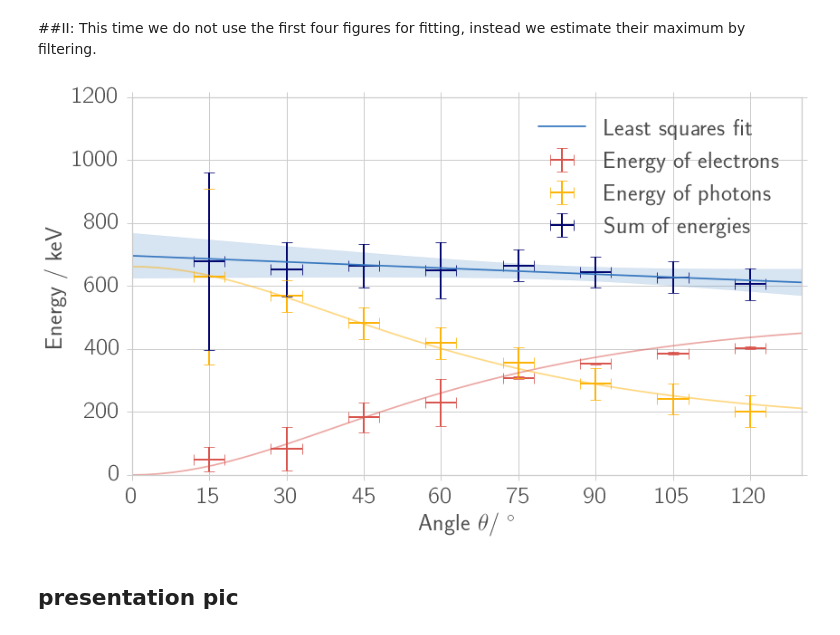
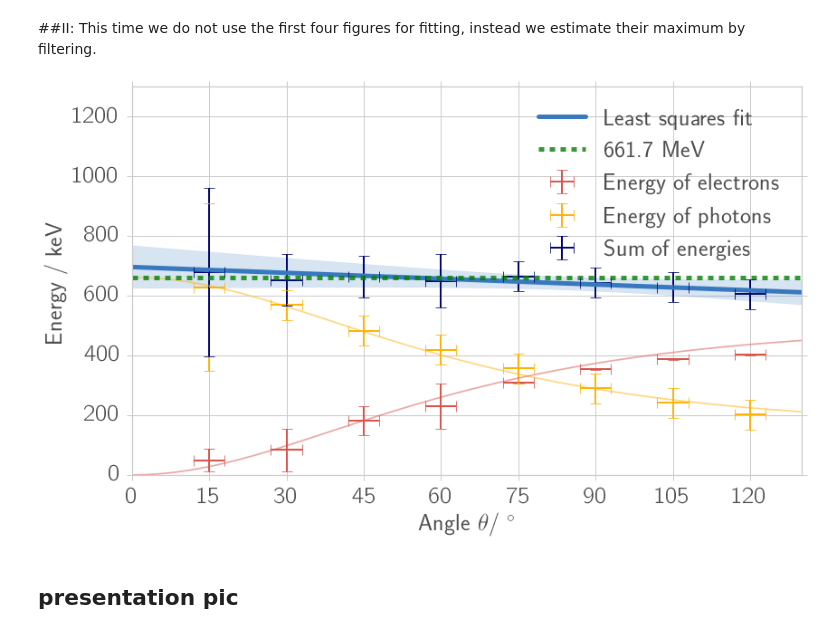
Before and after one commit to Bondzio/fp, a Jupyter notebook: compton/analysis/energy_conservation.ipynb, the cells around one changed output. Saved outputs shown, nothing was run; the diff lists cells and outputs as text; code cells hidden in the pictures.

```diff
--- a/compton/analysis/energy_conservation.ipynb
+++ b/compton/analysis/energy_conservation.ipynb
@@ -778,12 +778,6 @@ ax1.errorbar(theta_na, nom(E_peaks_na), \
              fmt=',', elinewidth=2.0, capsize=6.2, capthick=0.8, \
             label='Energy of photons',color=colors[3])
 
-# sum
-ax1.errorbar(theta, un.nominal_values(E_sum), \
-             xerr=angle_error, yerr=un.std_devs(E_sum), \
-             fmt=',', elinewidth=2.0, capsize=6.2, capthick=0.8, \
-            label='Sum of energies',color=colors[8])
-
 
 p0 = [700,0]
 
@@ -791,36 +785,46 @@ coeff, cov = curve_fit(height,theta, nom(E_sum), p0=p0,
                 sigma=sam(E_sum), absolute_sigma=True)
 coeff = uc.correlated_values(coeff, cov)
 
 theta_fit = np.linspace(0,130)
 fit = height(theta_fit,*coeff)
 
 
-ax1.plot(theta_fit,nom(fit),color=colors[0],label="Least squares fit")
+ax1.plot(theta_fit,nom(fit),color=colors[0],label="Least squares fit", linewidth = 5)
+
+
 
 ax1.fill_between(theta_fit,
         un.nominal_values(fit) + un.std_devs(fit),
         un.nominal_values(fit) - un.std_devs(fit),
         facecolor=colors[0], color=colors[0], alpha=0.2)
 
 
 E_gamma = 662
 
 ax1.plot(theta_fit,E_photon(theta_fit, E_gamma),color=colors[3],alpha=0.5)
 ax1.plot(theta_fit,E_electron(theta_fit, E_gamma),color=colors[1],alpha=0.5)
+ax1.plot(theta_fit,theta_fit*0+661.7,"--",color="green",label="661.7 MeV", linewidth = 5 ,alpha=0.8)
+
+# sum
+ax1.errorbar(theta, un.nominal_values(E_sum), \
+             xerr=angle_error, yerr=un.std_devs(E_sum), \
+             fmt=',', elinewidth=2.0, capsize=6.2, capthick=0.8, \
+            label='Sum of energies',color=colors[8])
+
 
 ax1.set_xlim(0, 130)
-ax1.set_ylim(0,1200)
+ax1.set_ylim(0,1300)
 ax1.set_xlabel("Angle $\\theta$/ $^\circ$")
 ax1.set_ylabel("Energy / keV")
 ax1.legend(loc=1)
 ax1.set_xticks(np.arange(0, 121, 15))
 ax1.grid(True)
 if save_fig:
     file_name = "energy_conservation"
     fig1.savefig(fig_dir + file_name + ".pdf")
     fig1.savefig(fig_dir + file_name + ".png")
 # %% [output]
-[figure, old version]
+[figure, new version]
 # %% [markdown]
 ## presentation pic
 # %%
```
Also changed, not shown: 2 other files.
